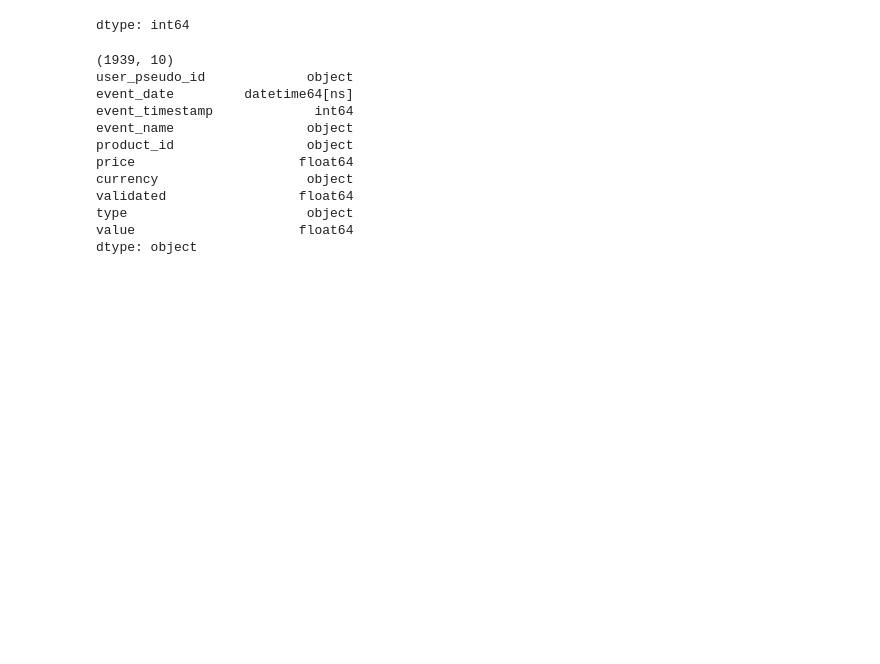
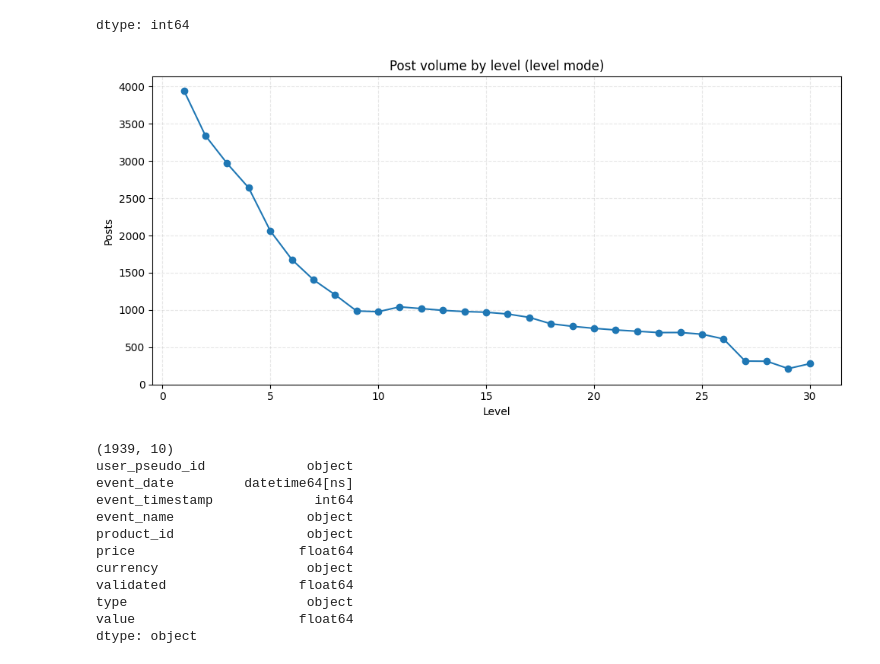
Before and after one commit to Adir-Amar/FloodIt-product-analytics, a Jupyter notebook: notebooks/05_score_mode_analysis.ipynb, the cells around one changed output. Saved outputs shown, nothing was run; the diff lists cells and outputs as text; code cells hidden in the pictures; blank space fills up the shorter version.

```diff
--- a/notebooks/05_score_mode_analysis.ipynb
+++ b/notebooks/05_score_mode_analysis.ipynb
@@ -88,6 +109,18 @@ level_mode_per_level
 | 29 | 213 |
 | 30 | 279 |
 dtype: int64
+# %%
+fig, ax = plt.subplots(figsize=(10, 5))
+ax.plot(level_mode_per_level.index, level_mode_per_level.values, marker='o')
+ax.set_xlabel('Level')
+ax.set_ylabel('Posts')
+ax.set_ylim(bottom=0)
+ax.set_title('Post volume by level (level mode)')
+ax.grid(alpha=0.3, linestyle='--')
+plt.tight_layout()
+plt.show()
+# %% [output]
+[figure, added]
 # %%
 me = pd.read_csv('monetization_events.csv', parse_dates = ['event_date'])
 
```
Also changed, not shown: parts of 3 cells of this notebook.
